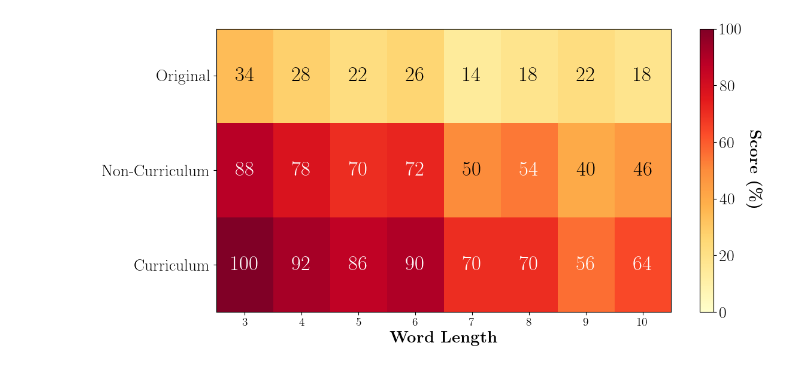
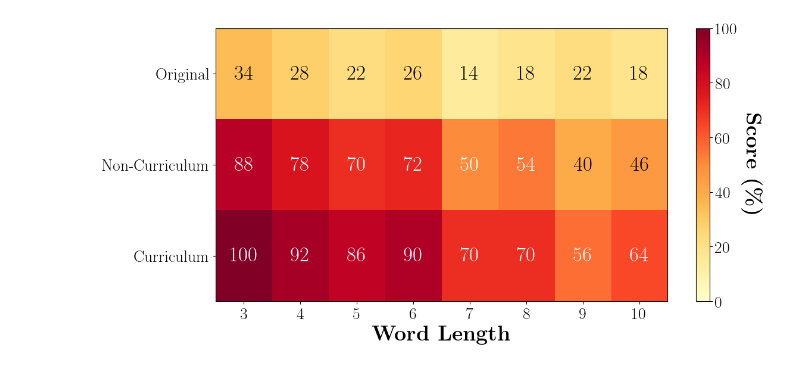
Before and after one commit to open-thought/reasoning-gym, a Jupyter notebook: notebooks/plot_curriculum.ipynb, the cells around one changed output. Cells and saved outputs as stored; diff of their text form; code cells hidden in the pictures.

```diff
--- a/notebooks/plot_curriculum.ipynb
+++ b/notebooks/plot_curriculum.ipynb
@@ -7,10 +7,10 @@ plt.rcParams.update({
         "font.family": "serif",
         "font.serif": ["Computer Modern Roman"],
         "text.latex.preamble": r"\usepackage{amsmath,amssymb,amsfonts,mathrsfs,bm}",
-        "axes.labelsize": 20,
+        "axes.labelsize": 26,
         "font.size": 20,
-        "legend.fontsize": 14,
-        "xtick.labelsize": 14,
+        "legend.fontsize": 20,
+        "xtick.labelsize": 20,
         "ytick.labelsize": 20,
         "axes.titlesize": 22
     })
@@ -51,33 +51,33 @@ data = {
 
 cats   = list(data.keys())         # y-axis
 grades = list(range(3, 11))        # x-axis
 
 mat = np.array([[data[cat].get(g, 0) for g in grades] for cat in cats])
 
 fig, ax = plt.subplots(
     figsize=(max(12, len(grades) * 0.8), max(4, len(cats) * 2.0))
 )
 
 im = ax.imshow(mat, cmap="YlOrRd", vmin=0, vmax=100, aspect="auto")
 
 # numbers inside cells
 for i in range(mat.shape[0]):
     for j in range(mat.shape[1]):
-        text_color = "white" if mat[i, j] > 50 else "black"
+        text_color = "white" if mat[i, j] >= 50 else "black"
         ax.text(j, i, f"{mat[i, j]}", ha="center", va="center", fontsize=25, color=text_color)
 
 ax.set_xticks(range(len(grades)))
 ax.set_xticklabels(grades)
 ax.set_yticks(range(len(cats)))
 ax.set_yticklabels(cats)
 ax.set_xlabel(r"\textbf{Word Length}")
 
 cbar = fig.colorbar(im, ax=ax)
-cbar.ax.set_ylabel(r"\textbf{Score (\%)}", rotation=-90, va="bottom")
+cbar.ax.set_ylabel(r"\textbf{Score (\%)}", rotation=-90, va="bottom", fontsize=26)
 
 plt.tight_layout()
 
 # save as pdf with high resolution
 plt.savefig("curriculum_heatmap.pdf", dpi=300, bbox_inches="tight")
 # %% [output]
-[figure, old version]
+[figure, new version]
```
